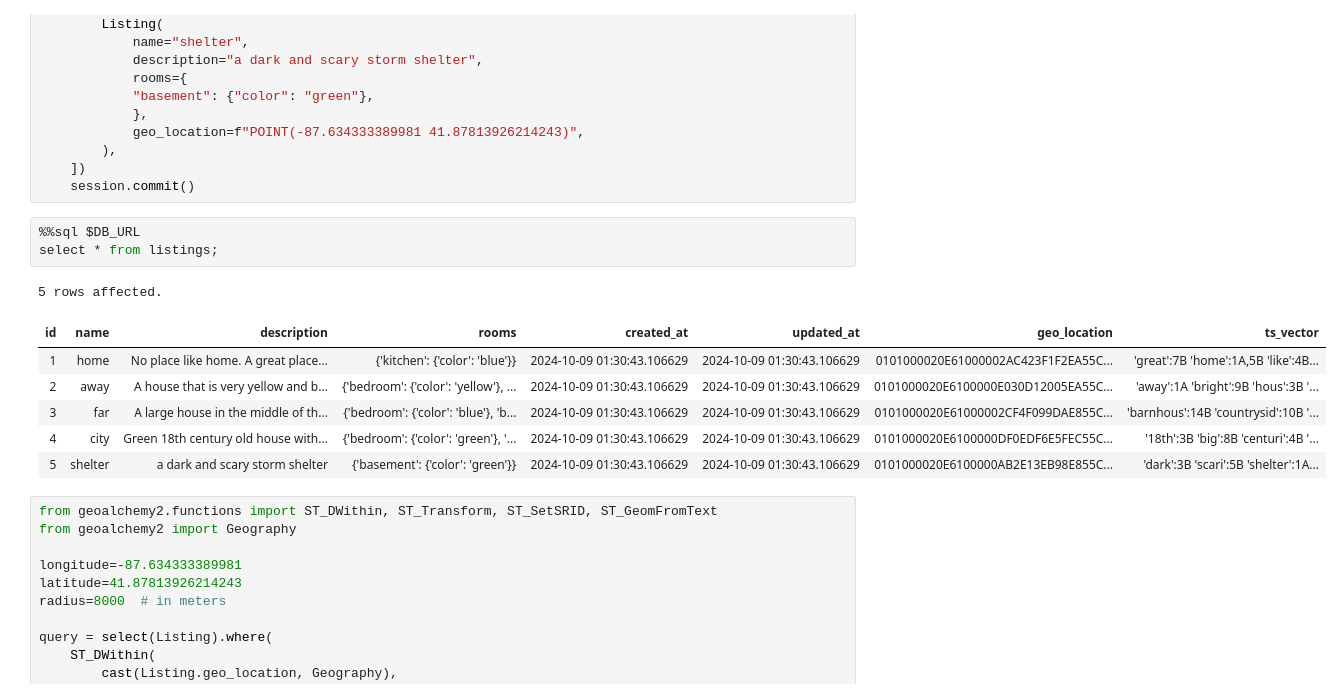
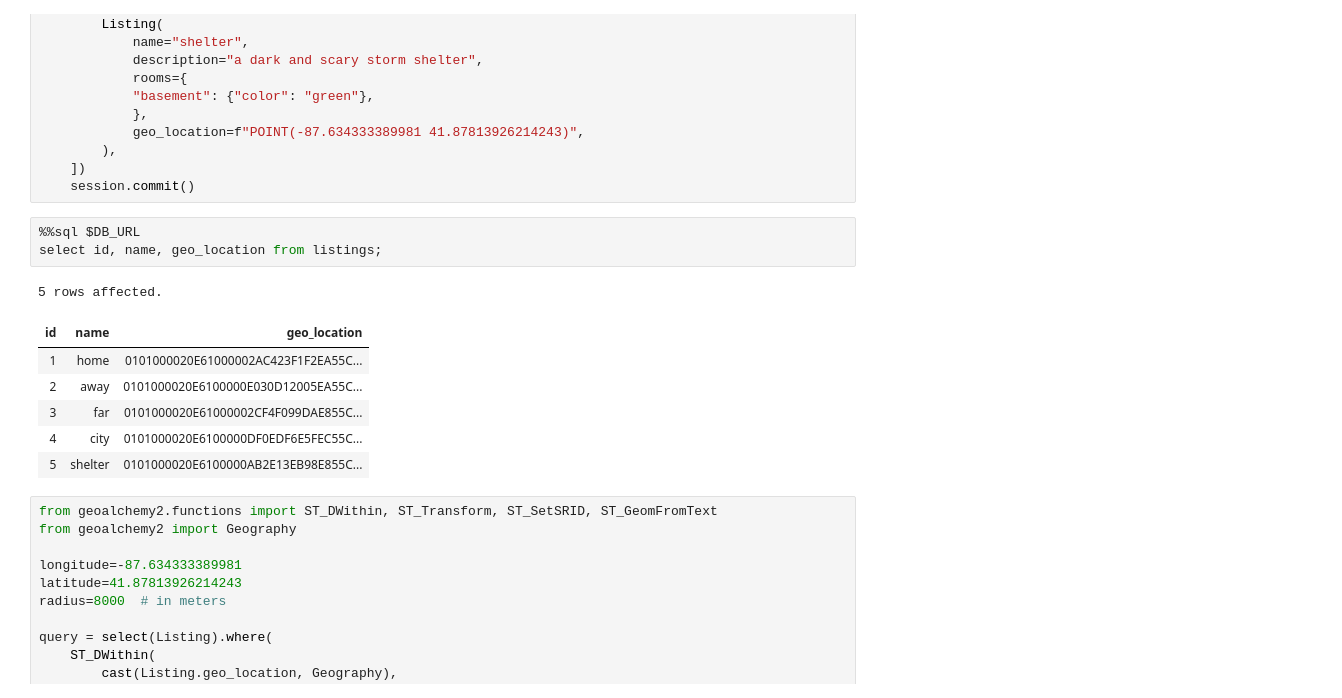
Before and after one commit to JoeJasinski/chipy-postgres-sqlalchemy-demo, a Jupyter notebook: work/demo.ipynb, the cells around one changed output. Cells and saved outputs as stored; diff of their text form.

```diff
--- a/work/demo.ipynb
+++ b/work/demo.ipynb
@@ -785,15 +785,15 @@ with Session(engine) as session:
     session.commit()
 # %%
 %%sql $DB_URL
-select * from listings;
+select id, name, geo_location from listings;
 # %% [output]
 5 rows affected.
-| id | name | description | rooms | created_at | updated_at | geo_location | ts_vector |
-| 1 | home | No place like home. A great place... | {'kitchen': {'color': 'blue'}} | 2024-10-09 01:30:43.106629 | 2024-10-09 01:30:43.106629 | 0101000020E61000002AC423F1F2EA55C... | 'great':7B 'home':1A,5B 'like':4B... |
-| 2 | away | A house that is very yellow and b... | {'bedroom': {'color': 'yellow'}, ... | 2024-10-09 01:30:43.106629 | 2024-10-09 01:30:43.106629 | 0101000020E6100000E030D12005EA55C... | 'away':1A 'bright':9B 'hous':3B '... |
-| 3 | far | A large house in the middle of th... | {'bedroom': {'color': 'blue'}, 'b... | 2024-10-09 01:30:43.106629 | 2024-10-09 01:30:43.106629 | 0101000020E61000002CF4F099DAE855C... | 'barnhous':14B 'countrysid':10B '... |
-| 4 | city | Green 18th century old house with... | {'bedroom': {'color': 'green'}, '... | 2024-10-09 01:30:43.106629 | 2024-10-09 01:30:43.106629 | 0101000020E6100000DF0EDF6E5FEC55C... | '18th':3B 'big':8B 'centuri':4B '... |
-| 5 | shelter | a dark and scary storm shelter | {'basement': {'color': 'green'}} | 2024-10-09 01:30:43.106629 | 2024-10-09 01:30:43.106629 | 0101000020E6100000AB2E13EB98E855C... | 'dark':3B 'scari':5B 'shelter':1A... |
+| id | name | geo_location |
+| 1 | home | 0101000020E61000002AC423F1F2EA55C... |
+| 2 | away | 0101000020E6100000E030D12005EA55C... |
+| 3 | far | 0101000020E61000002CF4F099DAE855C... |
+| 4 | city | 0101000020E6100000DF0EDF6E5FEC55C... |
+| 5 | shelter | 0101000020E6100000AB2E13EB98E855C... |
 # %%
 from geoalchemy2.functions import ST_DWithin, ST_Transform, ST_SetSRID, ST_GeomFromText
 from geoalchemy2 import Geography
```
Also changed, not shown: parts of 16 cells of this notebook, 1 other file.
